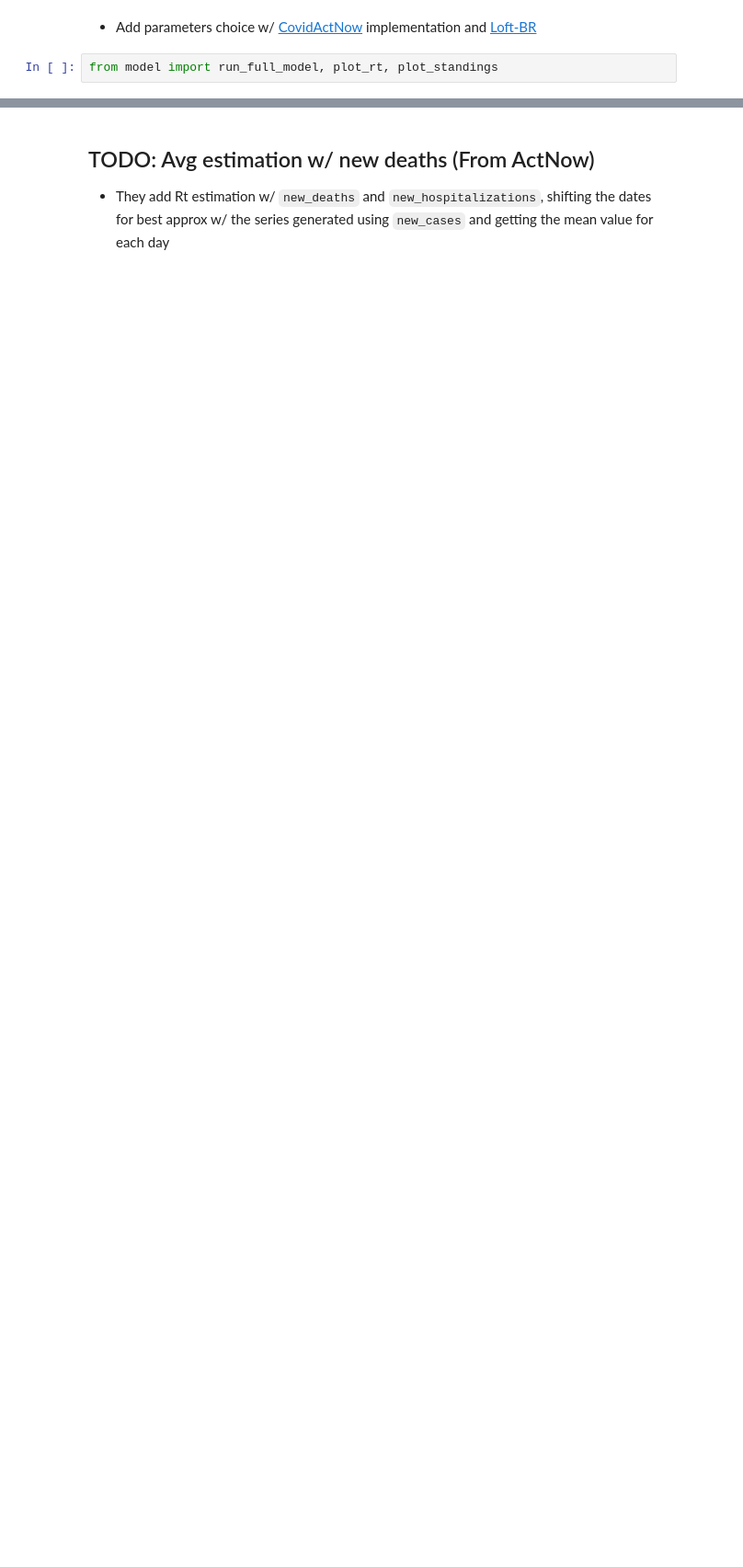
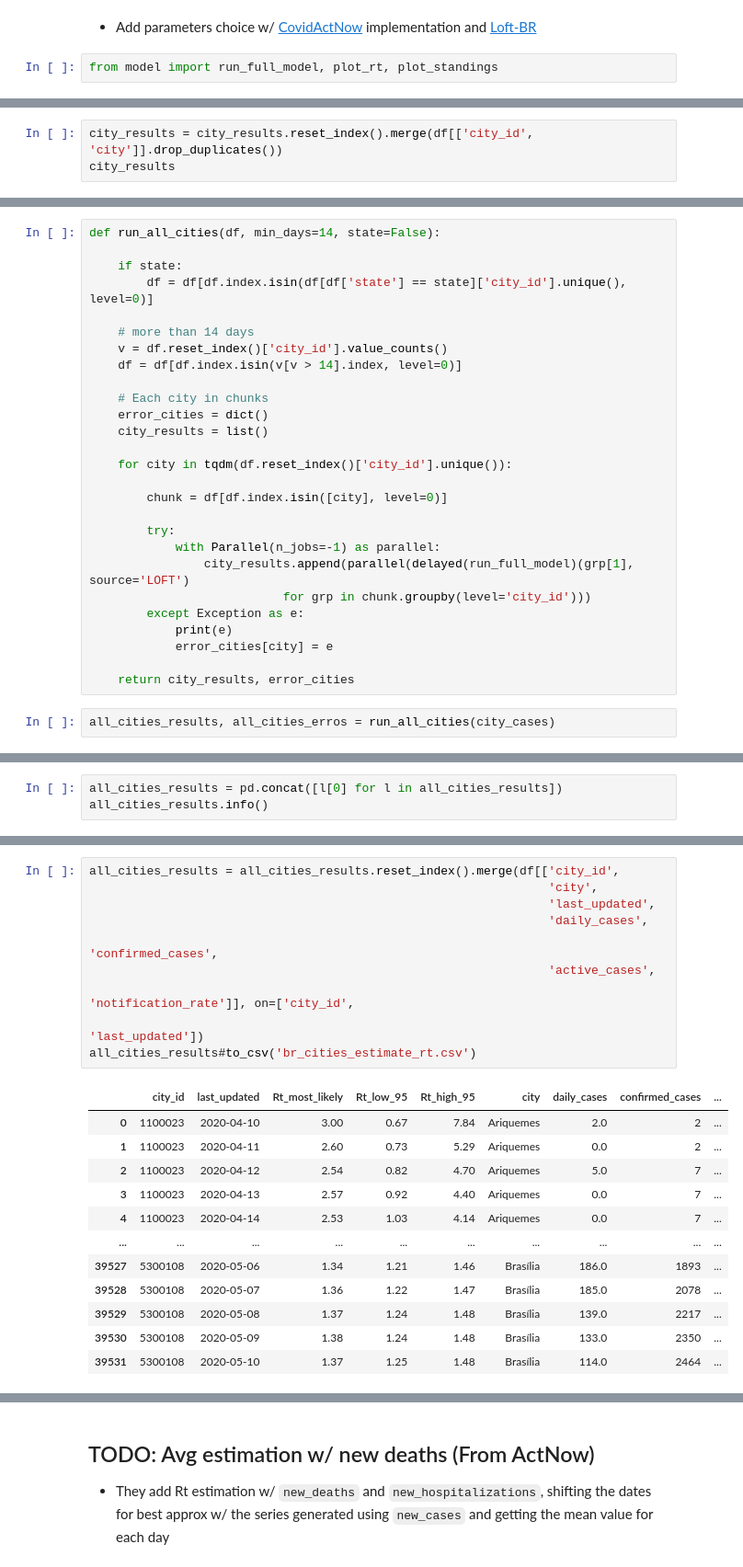
Before and after one commit to ImpulsoGov/coronacidades-datasource, a Jupyter notebook: notebooks/estimate_reproduction_number.ipynb, the cells around one changed output, grey strips where cells are left out. Shown at 92% size. Drawn from its saved outputs; the diff is of its cells as text; blank space fills up the shorter version.

```diff
--- a/notebooks/estimate_reproduction_number.ipynb
+++ b/notebooks/estimate_reproduction_number.ipynb
@@ -329,0 +254,3 @@ plot_rt_states(loft_results.set_index(['date', 'state']))
+# %%
+city_results = city_results.reset_index().merge(df[['city_id', 'city']].drop_duplicates())
+city_results
@@ -329,0 +275,29 @@ plot_rt_states(loft_results.set_index(['date', 'state']))
+# %%
+def run_all_cities(df, min_days=14, state=False):
+
+    if state:
+        df = df[df.index.isin(df[df['state'] == state]['city_id'].unique(), level=0)]
+
+    # more than 14 days
+    v = df.reset_index()['city_id'].value_counts()
+    df = df[df.index.isin(v[v > 14].index, level=0)]
+
+    # Each city in chunks
+    error_cities = dict()
+    city_results = list()
+
+    for city in tqdm(df.reset_index()['city_id'].unique()):
+
+        chunk = df[df.index.isin([city], level=0)]
+
+        try:
+            with Parallel(n_jobs=-1) as parallel:
+                city_results.append(parallel(delayed(run_full_model)(grp[1], source='LOFT')
+                           for grp in chunk.groupby(level='city_id')))
+        except Exception as e:
+            print(e)
+            error_cities[city] = e
+
+    return city_results, error_cities
+# %%
+all_cities_results, all_cities_erros = run_all_cities(city_cases)
@@ -329,0 +322,3 @@ plot_rt_states(loft_results.set_index(['date', 'state']))
+# %%
+all_cities_results = pd.concat([l[0] for l in all_cities_results])
+all_cities_results.info()
@@ -329,0 +336,23 @@ plot_rt_states(loft_results.set_index(['date', 'state']))
+# %%
+all_cities_results = all_cities_results.reset_index().merge(df[['city_id',
+                                                                'city',
+                                                                'last_updated',
+                                                                'daily_cases',
+                                                                'confirmed_cases',
+                                                                'active_cases',
+                                                                'notification_rate']], on=['city_id',
+                                                                                           'last_updated'])
+all_cities_results#to_csv('br_cities_estimate_rt.csv')
+# %% [output]
+|  | city_id | last_updated | Rt_most_likely | Rt_low_95 | Rt_high_95 | city | daily_cases | confirmed_cases | ... |
+| 0 | 1100023 | 2020-04-10 | 3.00 | 0.67 | 7.84 | Ariquemes | 2.0 | 2 | ... |
+| 1 | 1100023 | 2020-04-11 | 2.60 | 0.73 | 5.29 | Ariquemes | 0.0 | 2 | ... |
+| 2 | 1100023 | 2020-04-12 | 2.54 | 0.82 | 4.70 | Ariquemes | 5.0 | 7 | ... |
+| 3 | 1100023 | 2020-04-13 | 2.57 | 0.92 | 4.40 | Ariquemes | 0.0 | 7 | ... |
+| 4 | 1100023 | 2020-04-14 | 2.53 | 1.03 | 4.14 | Ariquemes | 0.0 | 7 | ... |
+| ... | ... | ... | ... | ... | ... | ... | ... | ... | ... |
+| 39527 | 5300108 | 2020-05-06 | 1.34 | 1.21 | 1.46 | Brasília | 186.0 | 1893 | ... |
+| 39528 | 5300108 | 2020-05-07 | 1.36 | 1.22 | 1.47 | Brasília | 185.0 | 2078 | ... |
+| 39529 | 5300108 | 2020-05-08 | 1.37 | 1.24 | 1.48 | Brasília | 139.0 | 2217 | ... |
+| 39530 | 5300108 | 2020-05-09 | 1.38 | 1.24 | 1.48 | Brasília | 133.0 | 2350 | ... |
+| 39531 | 5300108 | 2020-05-10 | 1.37 | 1.25 | 1.48 | Brasília | 114.0 | 2464 | ... |
```
Also changed, not shown: parts of 89 cells of this notebook, 2 other files.
